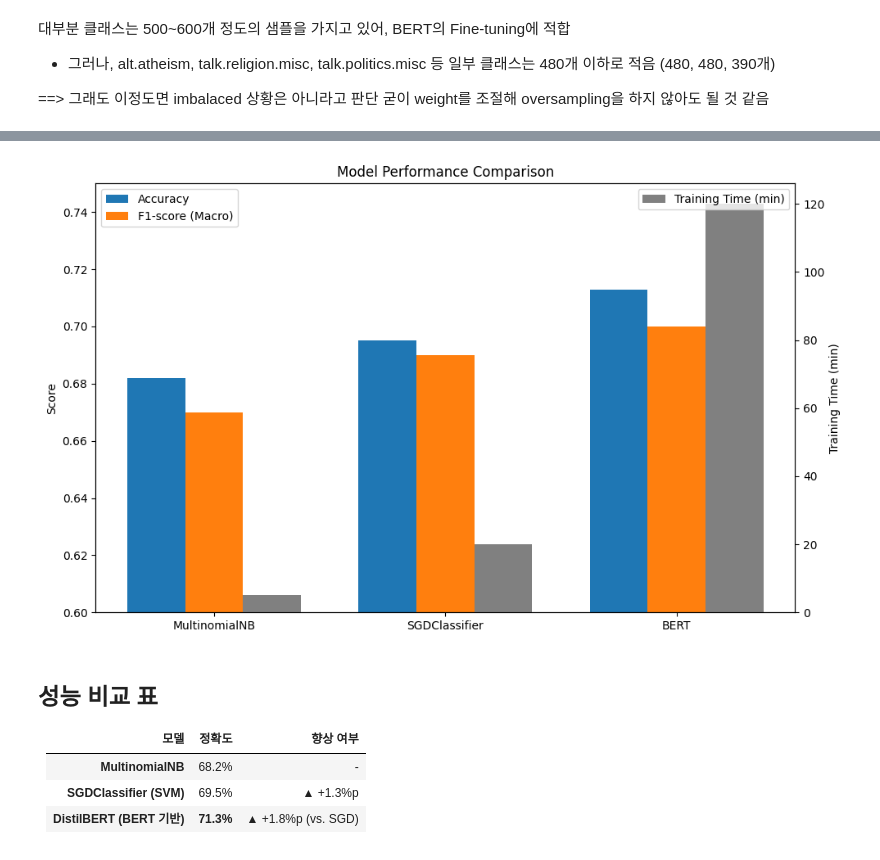
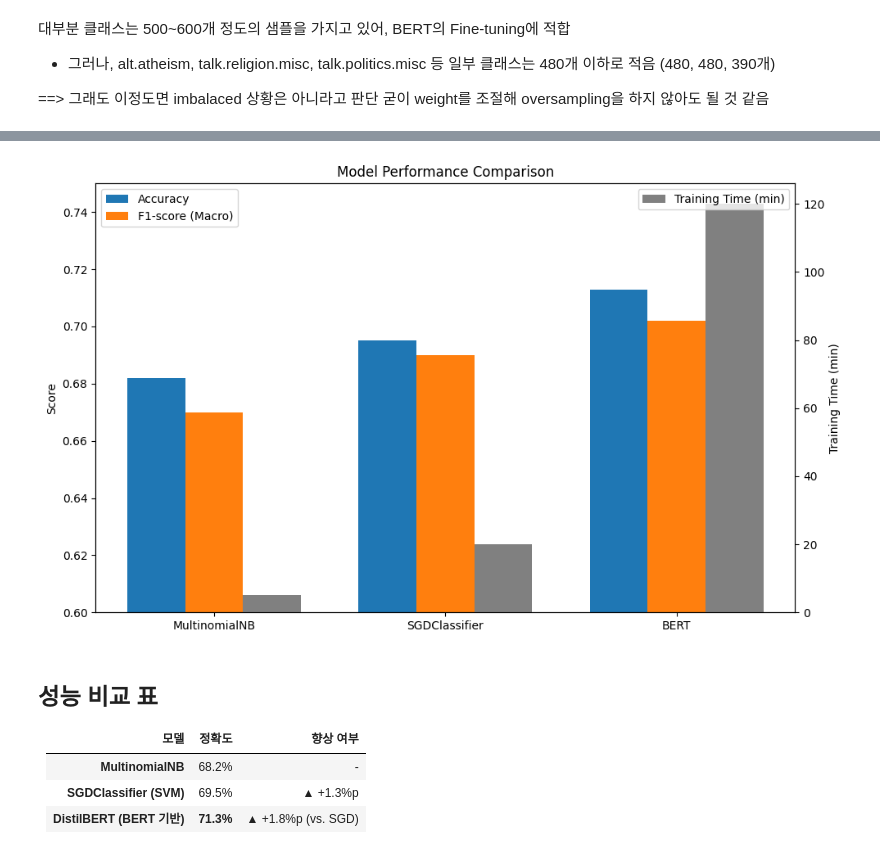
Before and after one commit to MaroChoi/Homework_News_Article_classify, a Jupyter notebook: main.ipynb, the cells around one changed output, grey strips where cells are left out. Cells and saved outputs as stored; diff of their text form; code cells hidden in the pictures.

```diff
--- a/main.ipynb
+++ b/main.ipynb
@@ -378,37 +406,37 @@ import numpy as np
 # 성능 지표 입력
 models = ['MultinomialNB', 'SGDClassifier', 'BERT']
 accuracy = [0.682, 0.695, 0.713]
-f1_macro = [0.670, 0.690, 0.700]
+f1_macro = [0.670, 0.690, 0.702]
 training_time = [5, 20, 120]  # 분 단위
 
 # x 위치 설정
 x = np.arange(len(models))
 width = 0.25  # 막대 너비
 
 # 그래프 그리기
 fig, ax1 = plt.subplots(figsize=(10, 6))
 
 # 정확도와 F1-score는 왼쪽 y축
 ax1.bar(x - width, accuracy, width, label='Accuracy')
 ax1.bar(x, f1_macro, width, label='F1-score (Macro)')
 ax1.set_ylabel('Score')
 ax1.set_ylim(0.6, 0.75)
 ax1.set_xticks(x)
 ax1.set_xticklabels(models)
 ax1.legend(loc='upper left')
 
 # 학습 시간은 오른쪽 y축
 ax2 = ax1.twinx()
 ax2.bar(x + width, training_time, width, color='gray', label='Training Time (min)')
 ax2.set_ylabel('Training Time (min)')
 ax2.legend(loc='upper right')
 
 # 제목 및 보여주기
 plt.title('Model Performance Comparison')
 plt.tight_layout()
 plt.show()
 # %% [output]
-[figure, old version]
+[figure, new version]
 # %% [markdown]
 ## 성능 비교 표
 
```
Also changed, not shown: parts of 6 cells of this notebook.
